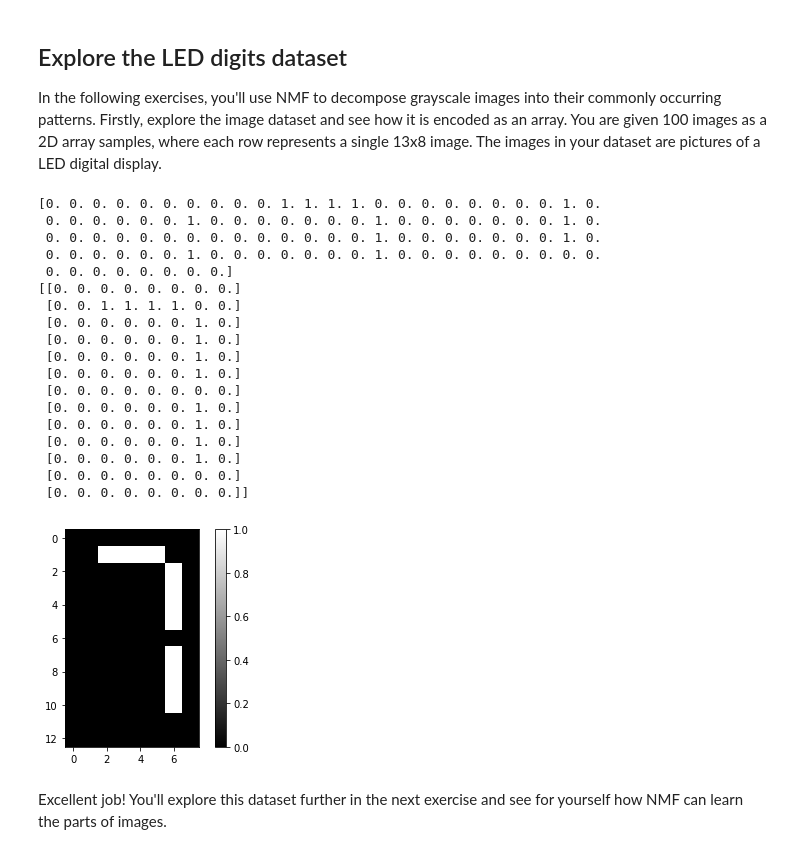
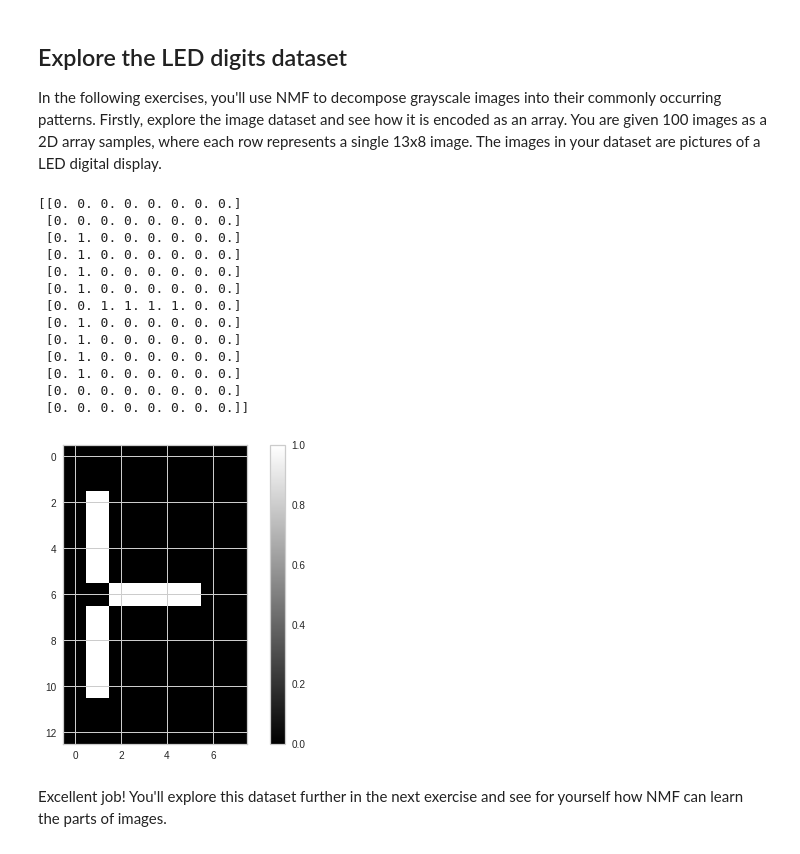
Before and after one commit to iqbalamo93/Unsupervised-Learning, a Jupyter notebook: Clustering/3.PCA_Decoorelation_NMF.ipynb, the cells around one changed output. Drawn from its saved outputs; the diff is of its cells as text; code cells hidden in the pictures.

```diff
--- a/Clustering/3.PCA_Decoorelation_NMF.ipynb
+++ b/Clustering/3.PCA_Decoorelation_NMF.ipynb
@@ -498,43 +714,35 @@ samples = da.to_numpy()
 # %%
 # Import pyplot
 from matplotlib import pyplot as plt
 
 # Select the 0th row: digit
-digit = samples[0]
-
-# Print digit
-print(digit)
+digit = samples[-2]
 
 # Reshape digit to a 13x8 array: bitmap
 bitmap = digit.reshape(13,8)
 
 # Print bitmap
 print(bitmap)
 
 # Use plt.imshow to display bitmap
 plt.imshow(bitmap, cmap='gray', interpolation='nearest')
 plt.colorbar()
 plt.show()
 # %% [output]
-[0. 0. 0. 0. 0. 0. 0. 0. 0. 0. 1. 1. 1. 1. 0. 0. 0. 0. 0. 0. 0. 0. 1. 0.
- 0. 0. 0. 0. 0. 0. 1. 0. 0. 0. 0. 0. 0. 0. 1. 0. 0. 0. 0. 0. 0. 0. 1. 0.
- 0. 0. 0. 0. 0. 0. 0. 0. 0. 0. 0. 0. 0. 0. 1. 0. 0. 0. 0. 0. 0. 0. 1. 0.
- 0. 0. 0. 0. 0. 0. 1. 0. 0. 0. 0. 0. 0. 0. 1. 0. 0. 0. 0. 0. 0. 0. 0. 0.
- 0. 0. 0. 0. 0. 0. 0. 0.]
 [[0. 0. 0. 0. 0. 0. 0. 0.]
+ [0. 0. 0. 0. 0. 0. 0. 0.]
+ [0. 1. 0. 0. 0. 0. 0. 0.]
+ [0. 1. 0. 0. 0. 0. 0. 0.]
+ [0. 1. 0. 0. 0. 0. 0. 0.]
+ [0. 1. 0. 0. 0. 0. 0. 0.]
  [0. 0. 1. 1. 1. 1. 0. 0.]
- [0. 0. 0. 0. 0. 0. 1. 0.]
- [0. 0. 0. 0. 0. 0. 1. 0.]
- [0. 0. 0. 0. 0. 0. 1. 0.]
- [0. 0. 0. 0. 0. 0. 1. 0.]
- [0. 0. 0. 0. 0. 0. 0. 0.]
- [0. 0. 0. 0. 0. 0. 1. 0.]
- [0. 0. 0. 0. 0. 0. 1. 0.]
- [0. 0. 0. 0. 0. 0. 1. 0.]
- [0. 0. 0. 0. 0. 0. 1. 0.]
+ [0. 1. 0. 0. 0. 0. 0. 0.]
+ [0. 1. 0. 0. 0. 0. 0. 0.]
+ [0. 1. 0. 0. 0. 0. 0. 0.]
+ [0. 1. 0. 0. 0. 0. 0. 0.]
  [0. 0. 0. 0. 0. 0. 0. 0.]
  [0. 0. 0. 0. 0. 0. 0. 0.]]
-[figure, old version]
+[figure, new version]
 # %% [markdown]
 Excellent job! You'll explore this dataset further in the next exercise and see for yourself how NMF can learn the parts of images.
 # %%
```
Also changed, not shown: parts of 88 cells of this notebook.
